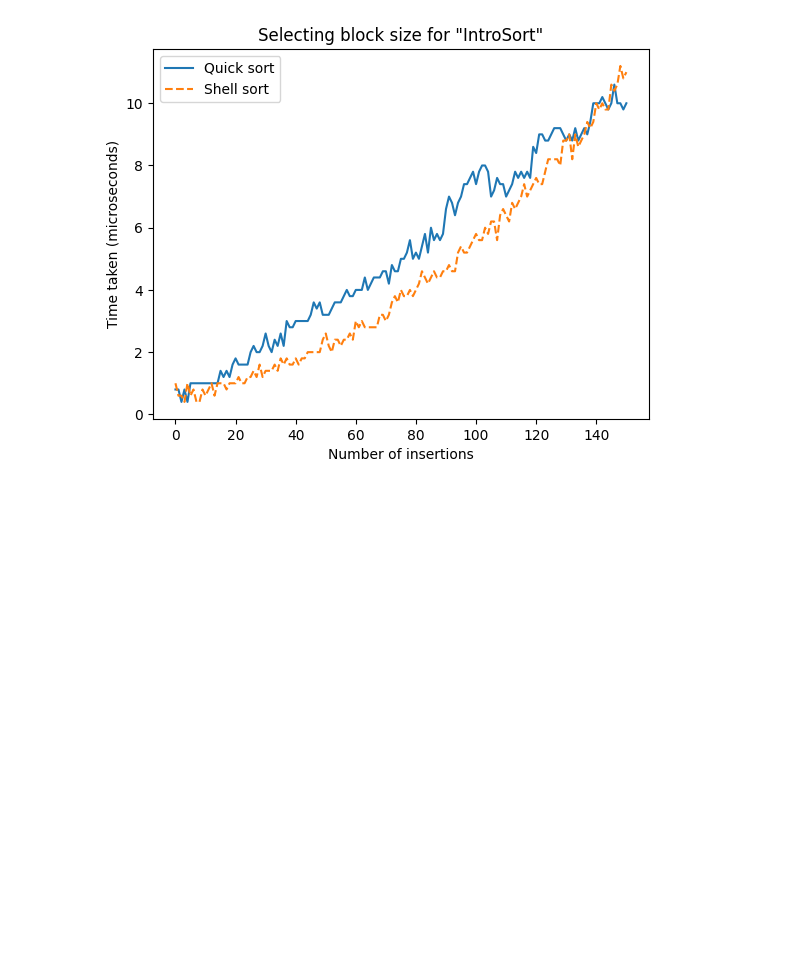
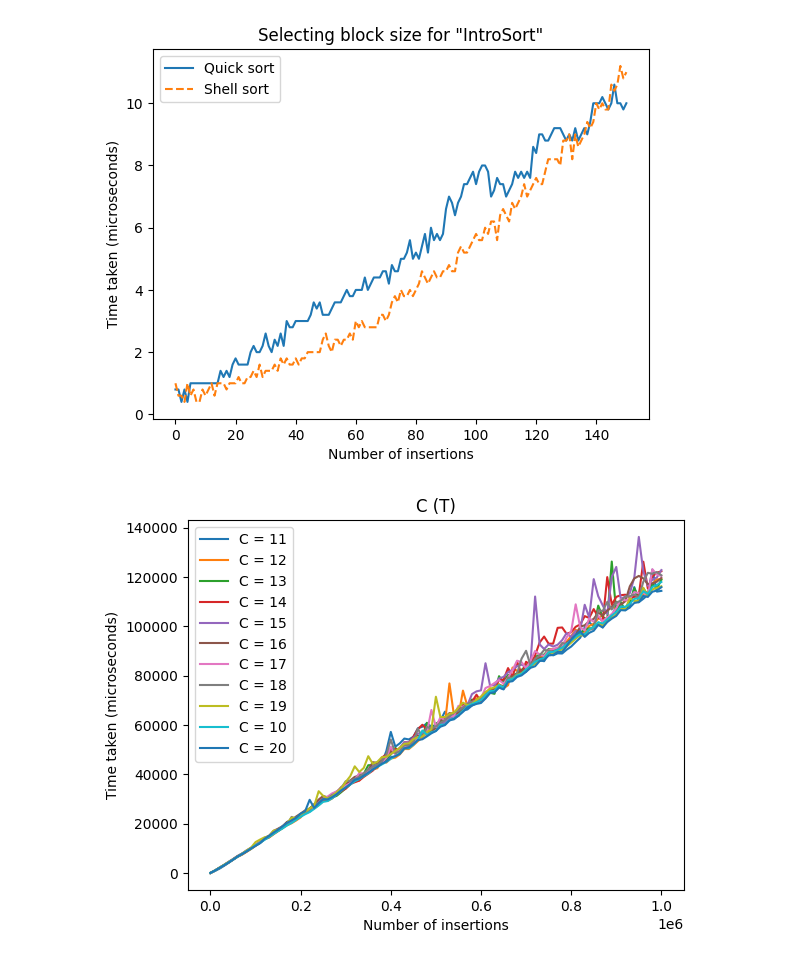
Before and after one commit to Ch1n-ch1nless/MiptLabs, a Jupyter notebook: Laba3/NotebookForGraphics.ipynb, the cells around one changed output. Cells and saved outputs as stored; diff of their text form; code cells hidden in the pictures; blank space fills up the shorter version.

Commit message:
Refact Punct#7

```diff
--- a/Laba3/NotebookForGraphics.ipynb
+++ b/Laba3/NotebookForGraphics.ipynb
@@ -173,3 +173,30 @@ plt.savefig('Images/punct6.png')
 plt.show()
 # %% [output]
 [figure]
+# %%
+import pandas as pd
+import matplotlib.pyplot as plt
+
+# Загрузка данных из входного файла .csv
+data1  = pd.read_csv('TimeFiles/intro_sort_11_time.csv', sep=';', header=None, names=['n', 'time'])
+data2  = pd.read_csv('TimeFiles/intro_sort_12_time.csv', sep=';', header=None, names=['n', 'time'])
+data3  = pd.read_csv('TimeFiles/intro_sort_13_time.csv', sep=';', header=None, names=['n', 'time'])
+data4  = pd.read_csv('TimeFiles/intro_sort_14_time.csv', sep=';', header=None, names=['n', 'time'])
+data5  = pd.read_csv('TimeFiles/intro_sort_15_time.csv', sep=';', header=None, names=['n', 'time'])
+data6  = pd.read_csv('TimeFiles/intro_sort_16_time.csv', sep=';', header=None, names=['n', 'time'])
+data7  = pd.read_csv('TimeFiles/intro_sort_17_time.csv', sep=';', header=None, names=['n', 'time'])
+data8  = pd.read_csv('TimeFiles/intro_sort_18_time.csv', sep=';', header=None, names=['n', 'time'])
+data9  = pd.read_csv('TimeFiles/intro_sort_19_time.csv', sep=';', header=None, names=['n', 'time'])
+data10 = pd.read_csv('TimeFiles/intro_sort_10_time.csv', sep=';', header=None, names=['n', 'time'])
+data11 = pd.read_csv('TimeFiles/intro_sort_20_time.csv', sep=';', header=None, names=['n', 'time'])
+
+# Построение графика
+plt.plot(data1['n'], data1['time'], data2['n'], data2['time'], data3['n'], data3['time'], data4['n'], data4['time'], data5['n'], data5['time'], data6['n'], data6['time'], data7['n'], data7['time'], data8['n'], data8['time'], data9['n'], data9['time'], data10['n'], data10['time'], data11['n'], data11['time'])
+plt.xlabel('Number of insertions')
+plt.ylabel('Time taken (microseconds)')
+plt.legend(('C = 11', 'C = 12', 'C = 13', 'C = 14', 'C = 15', 'C = 16', 'C = 17', 'C = 18', 'C = 19', 'C = 10', 'C = 20'))
+plt.title('C (T)')
+plt.savefig('Images/punct7_2.png')
+plt.show()
+# %% [output]
+[figure, added]
```
Also changed, not shown: parts of 1 cell of this notebook, 8 other files.
